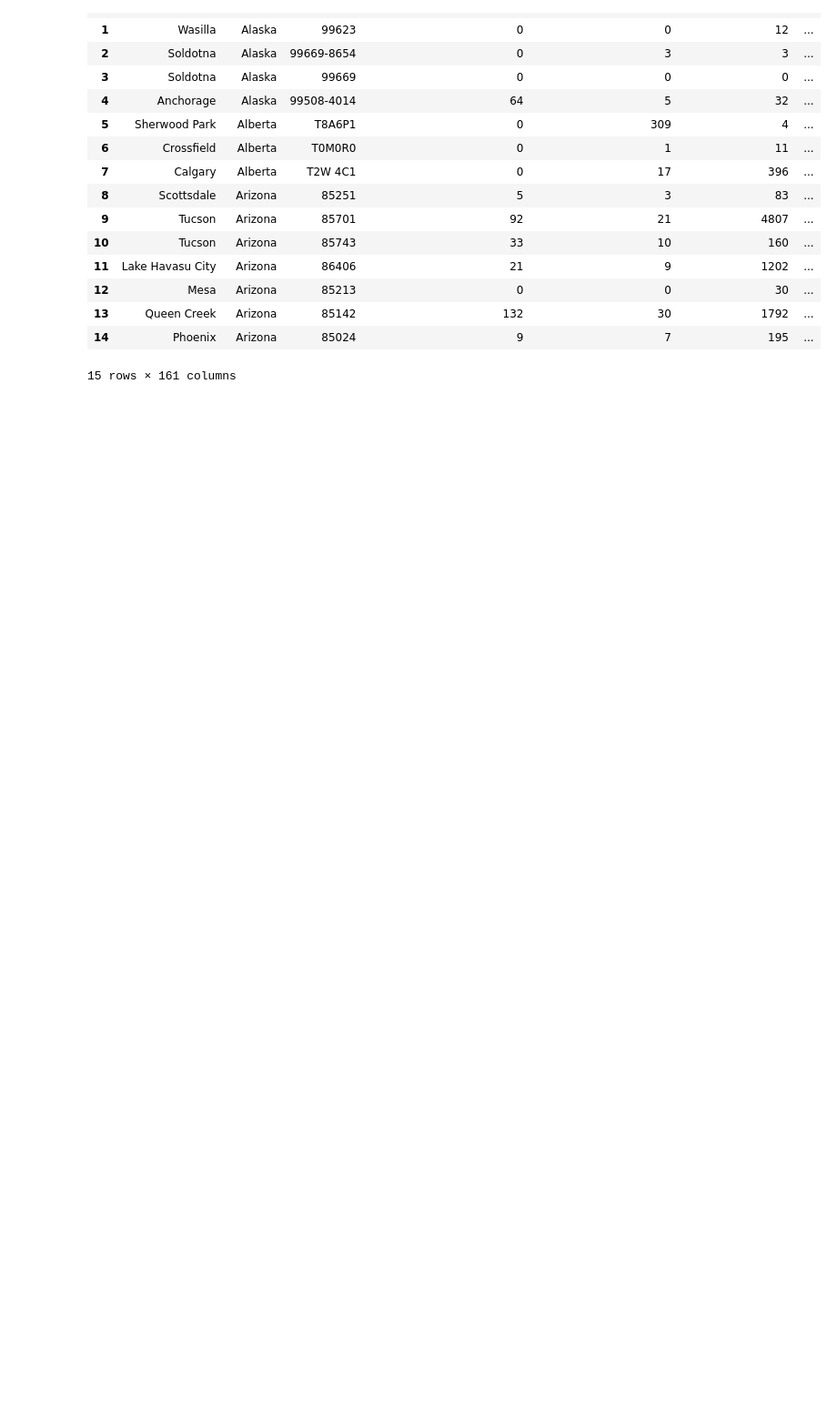
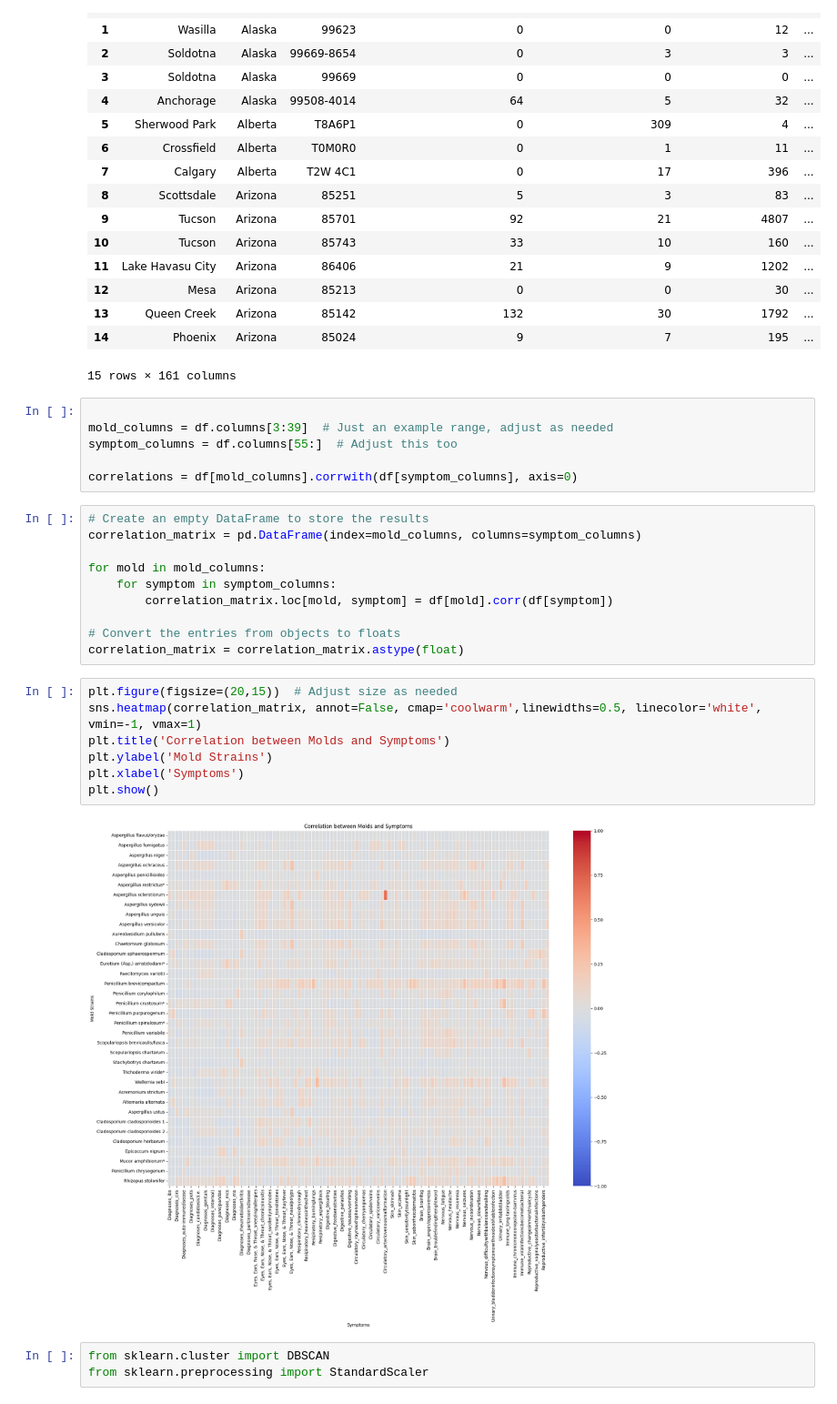
Before and after one commit to AITHIOMB/Home-Health-Impact, a Jupyter notebook: Aissatou T/DataPrep.ipynb, the cells around one changed output. Shown at 91% size. Saved outputs shown, nothing was run; the diff lists cells and outputs as text; blank space fills up the shorter version.

Commit message:
dbscan

```diff
--- a/Aissatou T/DataPrep.ipynb
+++ b/Aissatou T/DataPrep.ipynb
@@ -594,3 +594,31 @@ df.head(15)
 | 13 | Queen Creek | Arizona | 85142 | 132 | 30 | 1792 | ... |
 | 14 | Phoenix | Arizona | 85024 | 9 | 7 | 195 | ... |
 15 rows × 161 columns
+# %%
+
+mold_columns = df.columns[3:39]  # Just an example range, adjust as needed
+symptom_columns = df.columns[55:]  # Adjust this too
+
+correlations = df[mold_columns].corrwith(df[symptom_columns], axis=0)
+# %%
+# Create an empty DataFrame to store the results
+correlation_matrix = pd.DataFrame(index=mold_columns, columns=symptom_columns)
+
+for mold in mold_columns:
+    for symptom in symptom_columns:
+        correlation_matrix.loc[mold, symptom] = df[mold].corr(df[symptom])
+
+# Convert the entries from objects to floats
+correlation_matrix = correlation_matrix.astype(float)
+# %%
+plt.figure(figsize=(20,15))  # Adjust size as needed
+sns.heatmap(correlation_matrix, annot=False, cmap='coolwarm',linewidths=0.5, linecolor='white', vmin=-1, vmax=1)
+plt.title('Correlation between Molds and Symptoms')
+plt.ylabel('Mold Strains')
+plt.xlabel('Symptoms')
+plt.show()
+# %% [output]
+[figure, added]
+# %%
+from sklearn.cluster import DBSCAN
+from sklearn.preprocessing import StandardScaler
```
Also changed, not shown: parts of 14 cells of this notebook.
